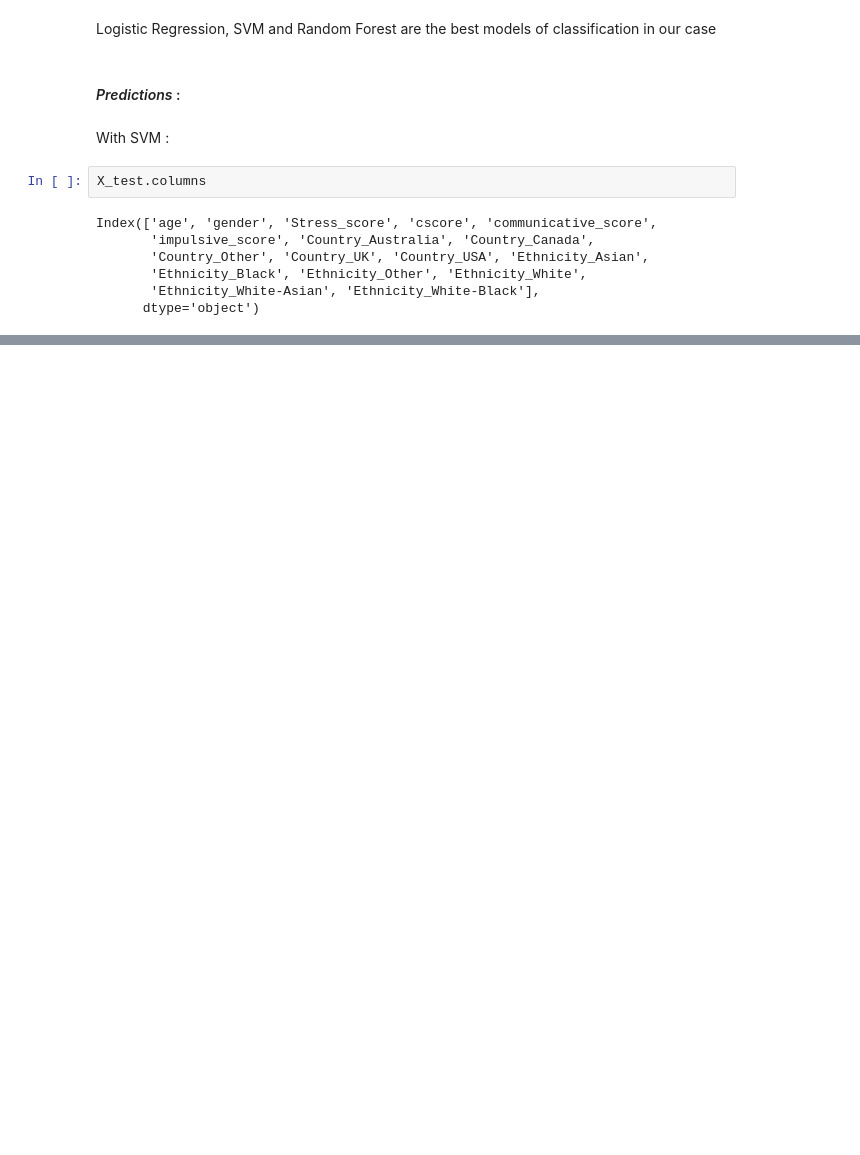
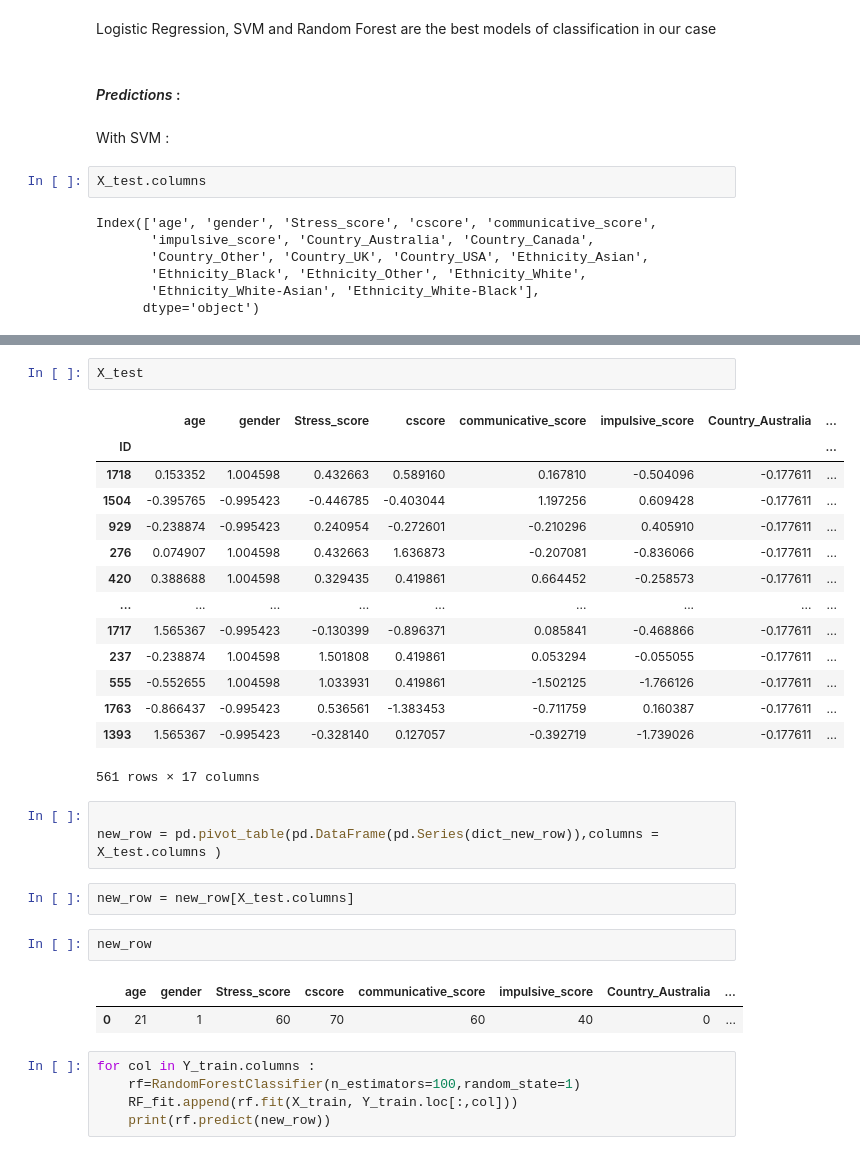
Before and after one commit to RayaneBDJ/Data-Analysis, a Jupyter notebook: FinalTP.ipynb, the cells around one changed output, grey strips where cells are left out. Drawn from its saved outputs; the diff is of its cells as text; blank space fills up the shorter version.

```diff
--- a/FinalTP.ipynb
+++ b/FinalTP.ipynb
@@ -2804,0 +2845,32 @@ y_out = svc_fit[0].predict({ag})
+# %%
+X_test
+# %% [output]
+|  | age | gender | Stress_score | cscore | communicative_score | impulsive_score | Country_Australia | ... |
+| ID |  |  |  |  |  |  |  | ... |
+| 1718 | 0.153352 | 1.004598 | 0.432663 | 0.589160 | 0.167810 | -0.504096 | -0.177611 | ... |
+| 1504 | -0.395765 | -0.995423 | -0.446785 | -0.403044 | 1.197256 | 0.609428 | -0.177611 | ... |
+| 929 | -0.238874 | -0.995423 | 0.240954 | -0.272601 | -0.210296 | 0.405910 | -0.177611 | ... |
+| 276 | 0.074907 | 1.004598 | 0.432663 | 1.636873 | -0.207081 | -0.836066 | -0.177611 | ... |
+| 420 | 0.388688 | 1.004598 | 0.329435 | 0.419861 | 0.664452 | -0.258573 | -0.177611 | ... |
+| ... | ... | ... | ... | ... | ... | ... | ... | ... |
+| 1717 | 1.565367 | -0.995423 | -0.130399 | -0.896371 | 0.085841 | -0.468866 | -0.177611 | ... |
+| 237 | -0.238874 | 1.004598 | 1.501808 | 0.419861 | 0.053294 | -0.055055 | -0.177611 | ... |
+| 555 | -0.552655 | 1.004598 | 1.033931 | 0.419861 | -1.502125 | -1.766126 | -0.177611 | ... |
+| 1763 | -0.866437 | -0.995423 | 0.536561 | -1.383453 | -0.711759 | 0.160387 | -0.177611 | ... |
+| 1393 | 1.565367 | -0.995423 | -0.328140 | 0.127057 | -0.392719 | -1.739026 | -0.177611 | ... |
+561 rows × 17 columns
+# %%
+
+new_row = pd.pivot_table(pd.DataFrame(pd.Series(dict_new_row)),columns = X_test.columns )
+# %%
+new_row = new_row[X_test.columns]
+# %%
+new_row
+# %% [output]
+|  | age | gender | Stress_score | cscore | communicative_score | impulsive_score | Country_Australia | ... |
+| 0 | 21 | 1 | 60 | 70 | 60 | 40 | 0 | ... |
+# %%
+for col in Y_train.columns :
+    rf=RandomForestClassifier(n_estimators=100,random_state=1)
+    RF_fit.append(rf.fit(X_train, Y_train.loc[:,col]))
+    print(rf.predict(new_row))
```
Also changed, not shown: parts of 45 cells of this notebook, 3 other files.
